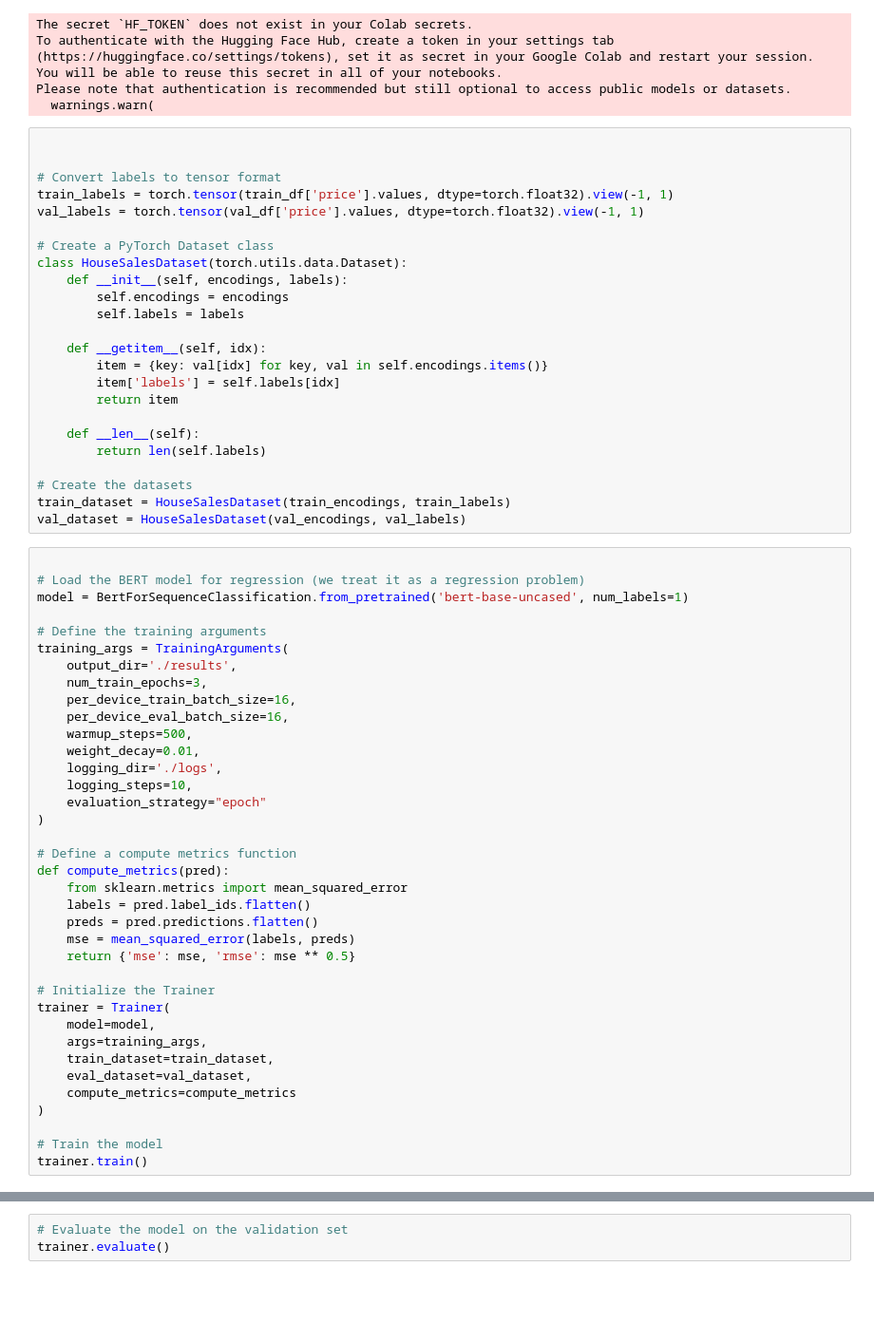
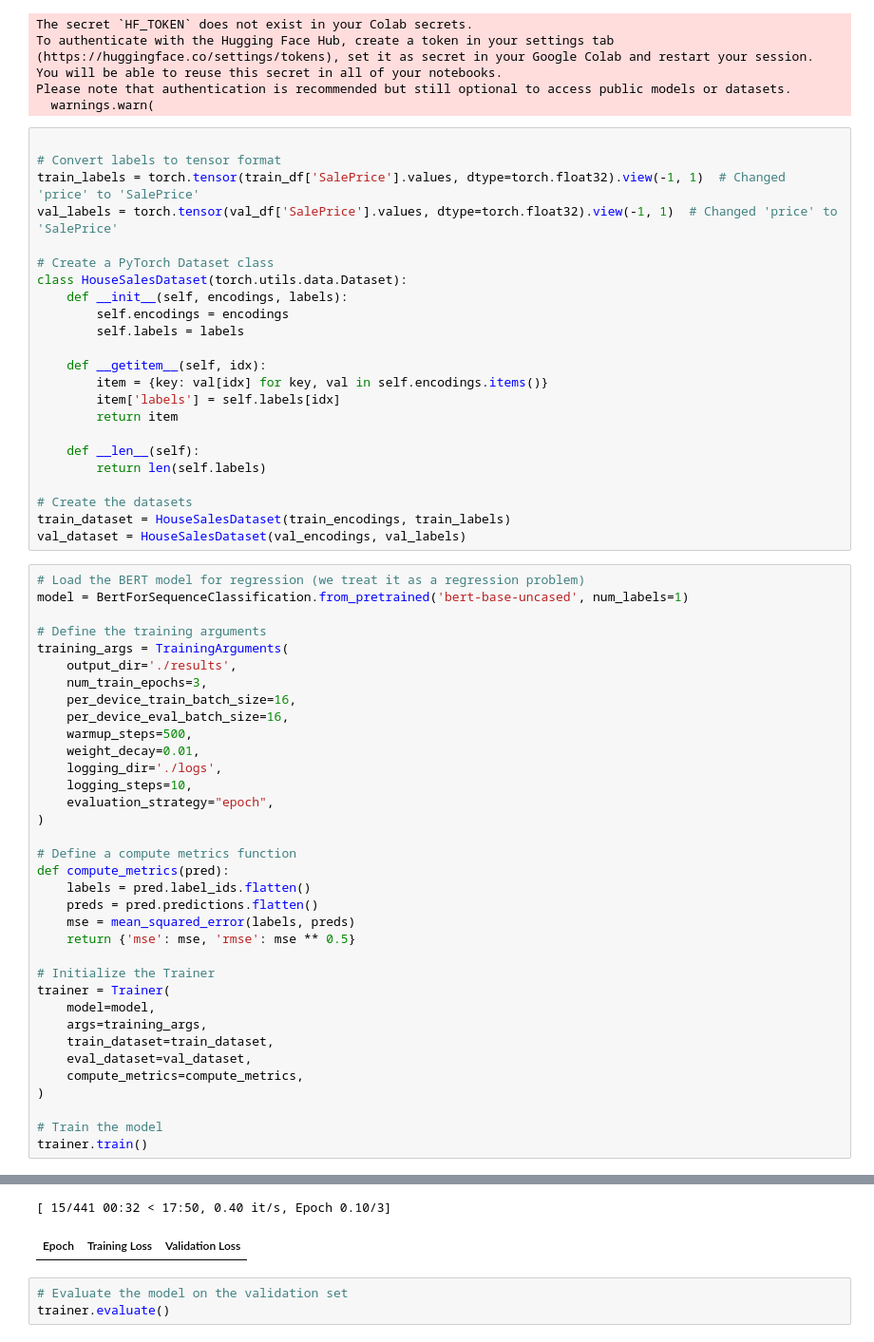
Before and after one commit to Muhammad-Abdullah-Jami/BERT-LLM, a Jupyter notebook: Bert_house_sale_dataset.ipynb, the cells around one changed output, grey strips where cells are left out. Shown: that part at 95% size. Saved outputs shown, nothing was run; the diff lists cells and outputs as text; blank space fills up the shorter version.

```diff
--- a/Bert_house_sale_dataset.ipynb
+++ b/Bert_house_sale_dataset.ipynb
@@ -74,10 +74,9 @@ Please note that authentication is recommended but still optional to access publ
   warnings.warn(
 # %%
 
-
 # Convert labels to tensor format
-train_labels = torch.tensor(train_df['price'].values, dtype=torch.float32).view(-1, 1)
-val_labels = torch.tensor(val_df['price'].values, dtype=torch.float32).view(-1, 1)
+train_labels = torch.tensor(train_df['SalePrice'].values, dtype=torch.float32).view(-1, 1)  # Changed 'price' to 'SalePrice'
+val_labels = torch.tensor(val_df['SalePrice'].values, dtype=torch.float32).view(-1, 1)  # Changed 'price' to 'SalePrice'
 
 # Create a PyTorch Dataset class
 class HouseSalesDataset(torch.utils.data.Dataset):
@@ -97,7 +96,6 @@ class HouseSalesDataset(torch.utils.data.Dataset):
 train_dataset = HouseSalesDataset(train_encodings, train_labels)
 val_dataset = HouseSalesDataset(val_encodings, val_labels)
 # %%
-
 # Load the BERT model for regression (we treat it as a regression problem)
 model = BertForSequenceClassification.from_pretrained('bert-base-uncased', num_labels=1)
 
@@ -111,12 +109,11 @@ training_args = TrainingArguments(
     weight_decay=0.01,
     logging_dir='./logs',
     logging_steps=10,
-    evaluation_strategy="epoch"
+    evaluation_strategy="epoch",
 )
 
 # Define a compute metrics function
 def compute_metrics(pred):
-    from sklearn.metrics import mean_squared_error
     labels = pred.label_ids.flatten()
     preds = pred.predictions.flatten()
     mse = mean_squared_error(labels, preds)
@@ -128,8 +125,9 @@ trainer = Trainer(
     args=training_args,
     train_dataset=train_dataset,
     eval_dataset=val_dataset,
-    compute_metrics=compute_metrics
+    compute_metrics=compute_metrics,
 )
 
 # Train the model
 trainer.train()
+# %% [output]
@@ -136,3 +136,5 @@ trainer.train()
+[ 15/441 00:32 < 17:50, 0.40 it/s, Epoch 0.10/3]
+| Epoch | Training Loss | Validation Loss |
 # %%
 # Evaluate the model on the validation set
 trainer.evaluate()
```
Also changed, not shown: parts of 1 cell of this notebook.
